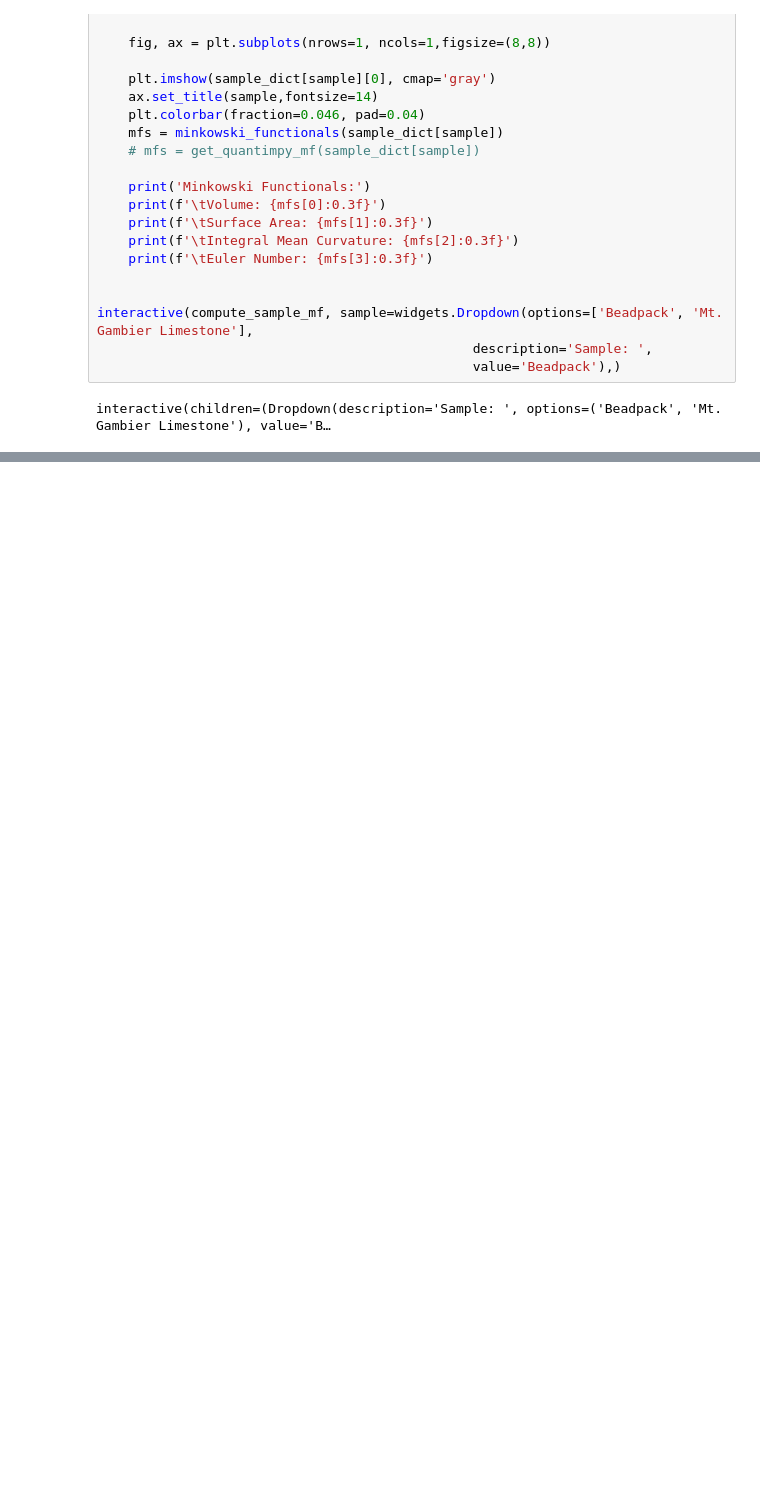
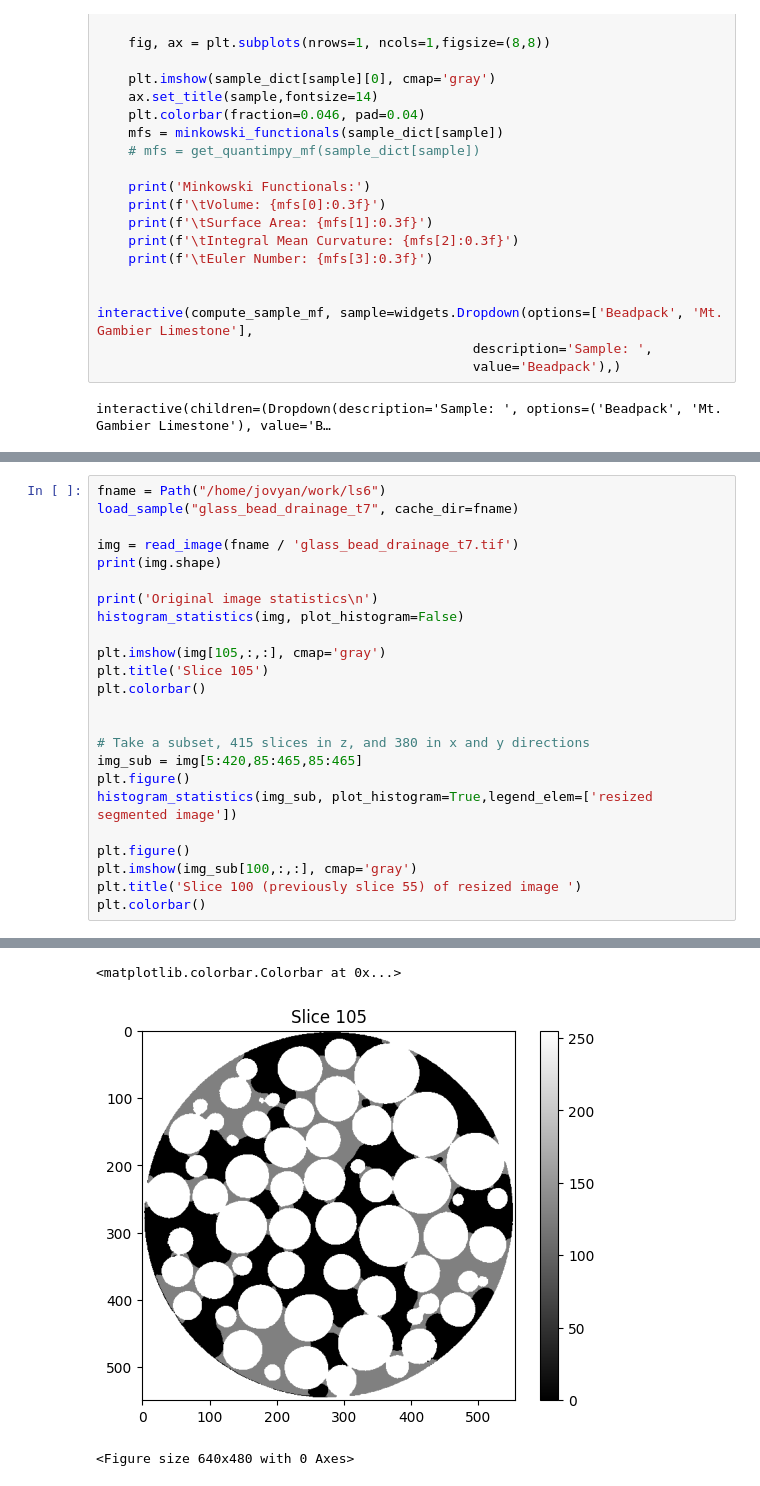
Before and after one commit to digital-porous-media/dpm_teach, a Jupyter notebook: 3_morphological_characterization/3-2_minkowski_functionals.ipynb, the cells around one changed output, grey strips where cells are left out. Drawn from its saved outputs; the diff is of its cells as text; blank space fills up the shorter version.

```diff
--- a/3_morphological_characterization/3-2_minkowski_functionals.ipynb
+++ b/3_morphological_characterization/3-2_minkowski_functionals.ipynb
@@ -421,0 +376,25 @@ interactive(children=(Dropdown(description='Sample: ', options=('Beadpack', 'Mt.
+# %%
+fname = Path("/home/jovyan/work/ls6")
+load_sample("glass_bead_drainage_t7", cache_dir=fname)
+
+img = read_image(fname / 'glass_bead_drainage_t7.tif')
+print(img.shape)
+
+print('Original image statistics\n')
+histogram_statistics(img, plot_histogram=False)
+
+plt.imshow(img[105,:,:], cmap='gray')
+plt.title('Slice 105')
+plt.colorbar()
+
+
+# Take a subset, 415 slices in z, and 380 in x and y directions
+img_sub = img[5:420,85:465,85:465]
+plt.figure()
+histogram_statistics(img_sub, plot_histogram=True,legend_elem=['resized segmented image'])
+
+plt.figure()
+plt.imshow(img_sub[100,:,:], cmap='gray')
+plt.title('Slice 100 (previously slice 55) of resized image ')
+plt.colorbar()
+# %% [output]
@@ -421,0 +416,3 @@ interactive(children=(Dropdown(description='Sample: ', options=('Beadpack', 'Mt.
+<matplotlib.colorbar.Colorbar at 0x...>
+[figure, added]
+<Figure size 640x480 with 0 Axes>
```
Also changed, not shown: parts of 24 cells of this notebook.
